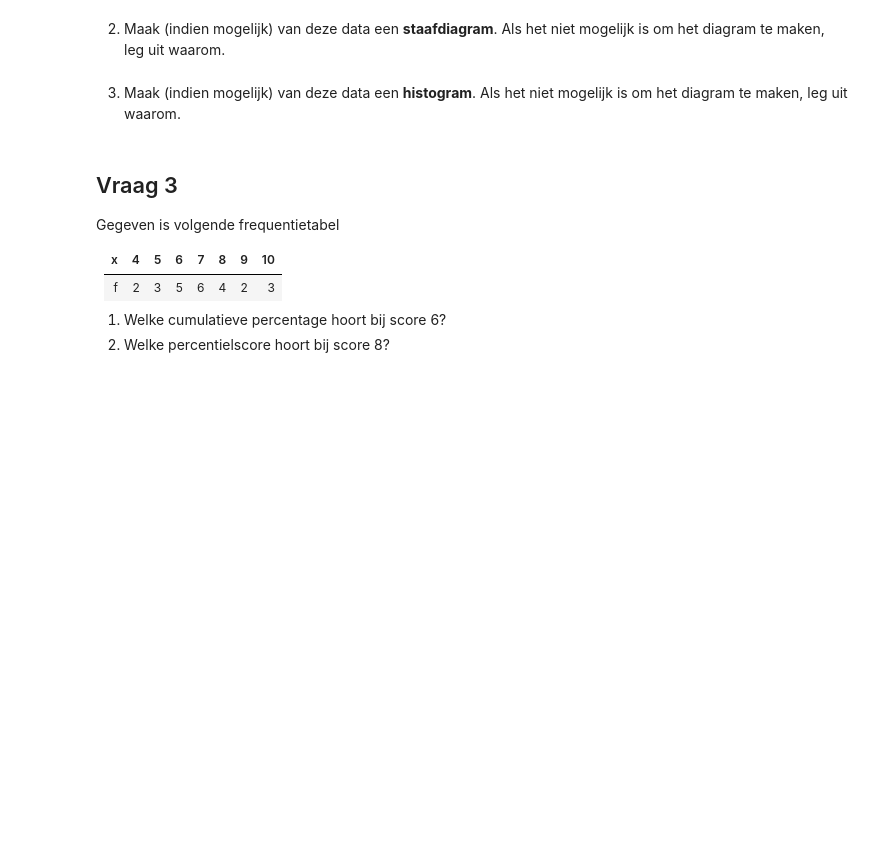
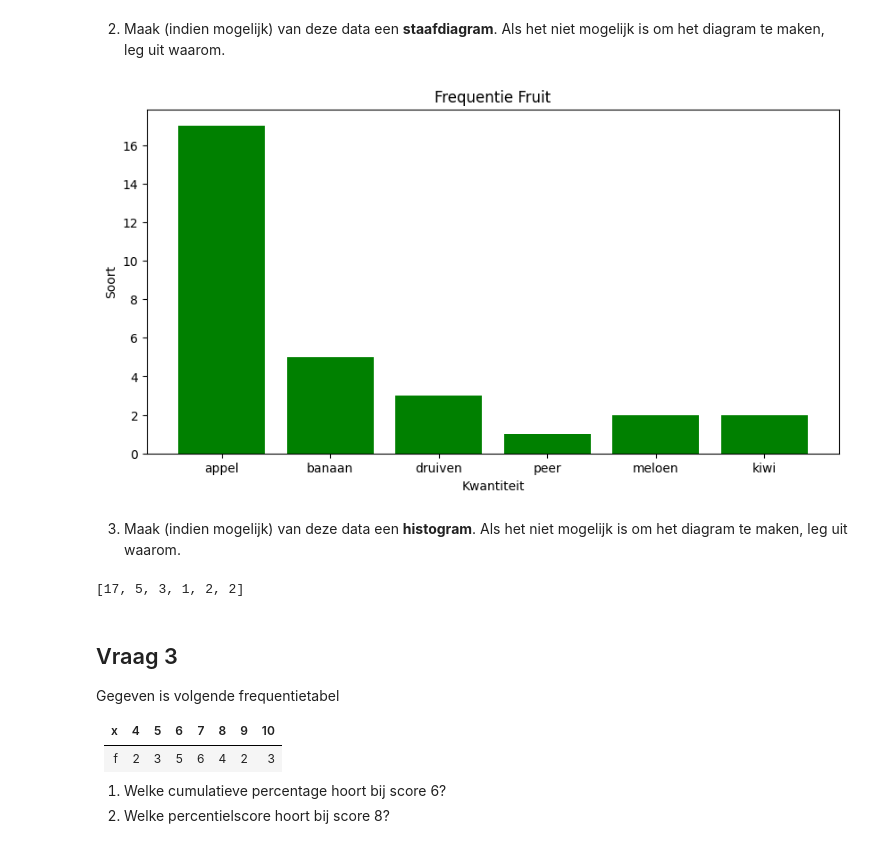
Before and after one commit to runevanbossuyt/PyCharm-Projects-DataScience1, a Jupyter notebook: W16P3/1_Opgaveboek - frequentieverdelingen.ipynb, the cells around one changed output. Cells and saved outputs as stored; diff of their text form; code cells hidden in the pictures; blank space fills up the shorter version.

```diff
--- a/W16P3/1_Opgaveboek - frequentieverdelingen.ipynb
+++ b/W16P3/1_Opgaveboek - frequentieverdelingen.ipynb
@@ -33,2 +39,10 @@ In het onderzoek naar de gezondheid van leerlingen worden vragen gesteld over (g
+# %%
+fig, ax = plt.subplots(figsize=(10, 5))
+_ = ax.bar(x=labels, height=Fruit, color='green')
+_ = ax.set_title('Frequentie Fruit')
+_ = ax.set_xlabel('Kwantiteit')
+_ = ax.set_ylabel('Soort')
+# %% [output]
+[figure, added]
 # %% [markdown]
 3. Maak (indien mogelijk) van deze data een **histogram**. Als het niet mogelijk is om het diagram te maken, leg uit waarom.
@@ -37,3 +49,8 @@ In het onderzoek naar de gezondheid van leerlingen worden vragen gesteld over (g
+# %%
+# Indien je een histogram wilt creëren, moet je je data groeperen in logische groepen. Dit is hier niet mogelijk met deze dataset.
+print(Fruit)
+# %% [output]
+[17, 5, 3, 1, 2, 2]
 # %% [markdown]
 ## Vraag 3
 
```
Also changed, not shown: parts of 31 cells of this notebook, 2 other files.
